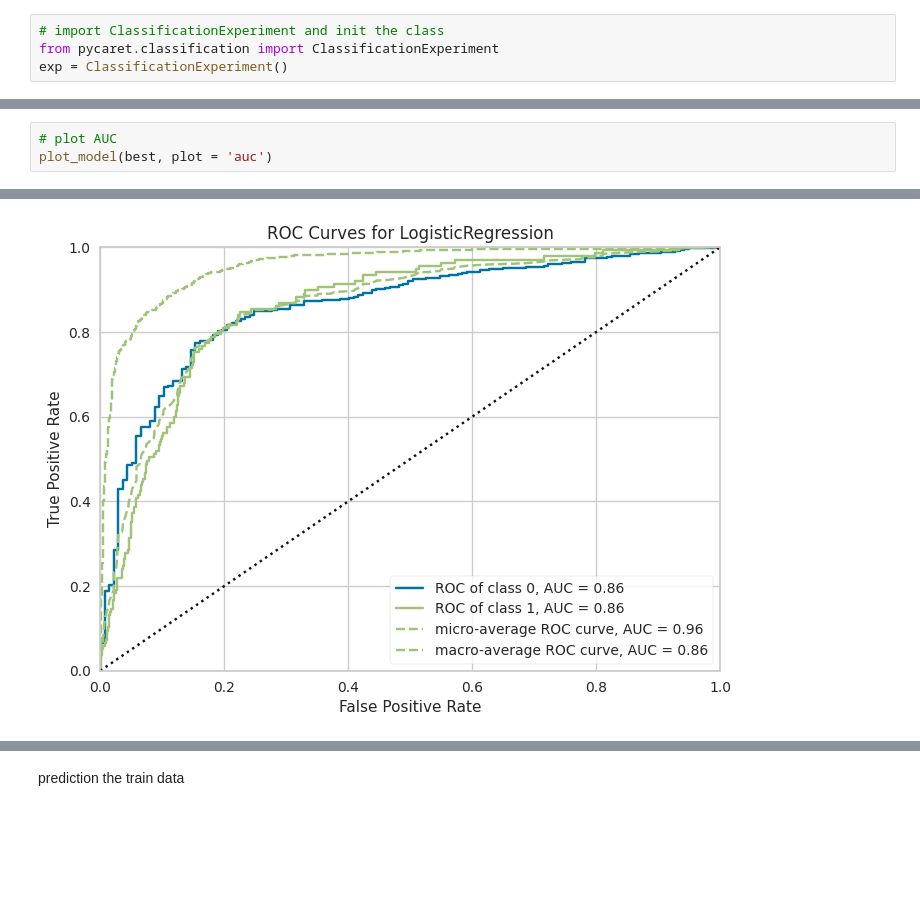
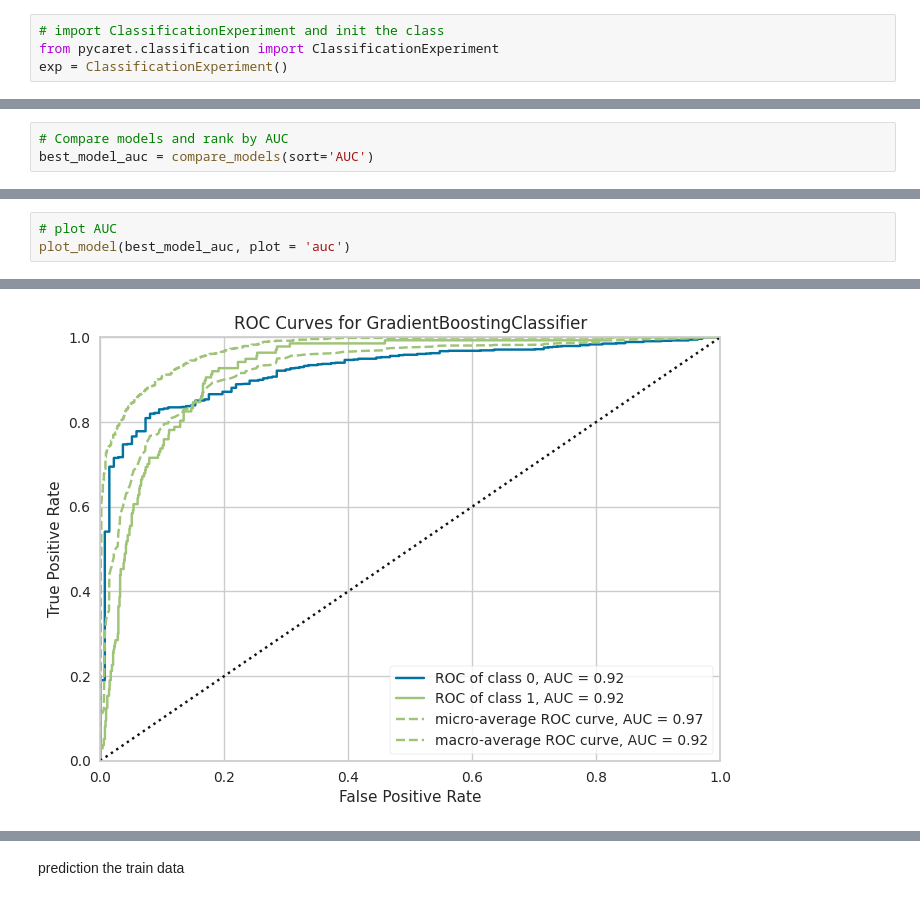
Before and after one commit to CodingForTheBlind/EExAI-hackathon, a Jupyter notebook: task summission.ipynb, the cells around one changed output, grey strips where cells are left out. Saved outputs shown, nothing was run; the diff lists cells and outputs as text; blank space fills up the shorter version.

```diff
--- a/task summission.ipynb
+++ b/task summission.ipynb
@@ -585,0 +499,3 @@ best = compare_models()
+# %%
+# Compare models and rank by AUC
+best_model_auc = compare_models(sort='AUC')
@@ -586,8 +521,8 @@ best = compare_models()
 # %%
 # plot AUC
-plot_model(best, plot = 'auc')
+plot_model(best_model_auc, plot = 'auc')
 # %% [output]
 [interactive output not drawn]
-[figure, old version]
+[figure, new version]
 # %%
 # plot feature importance
```
Also changed, not shown: parts of 20 cells of this notebook, 2 other files.
